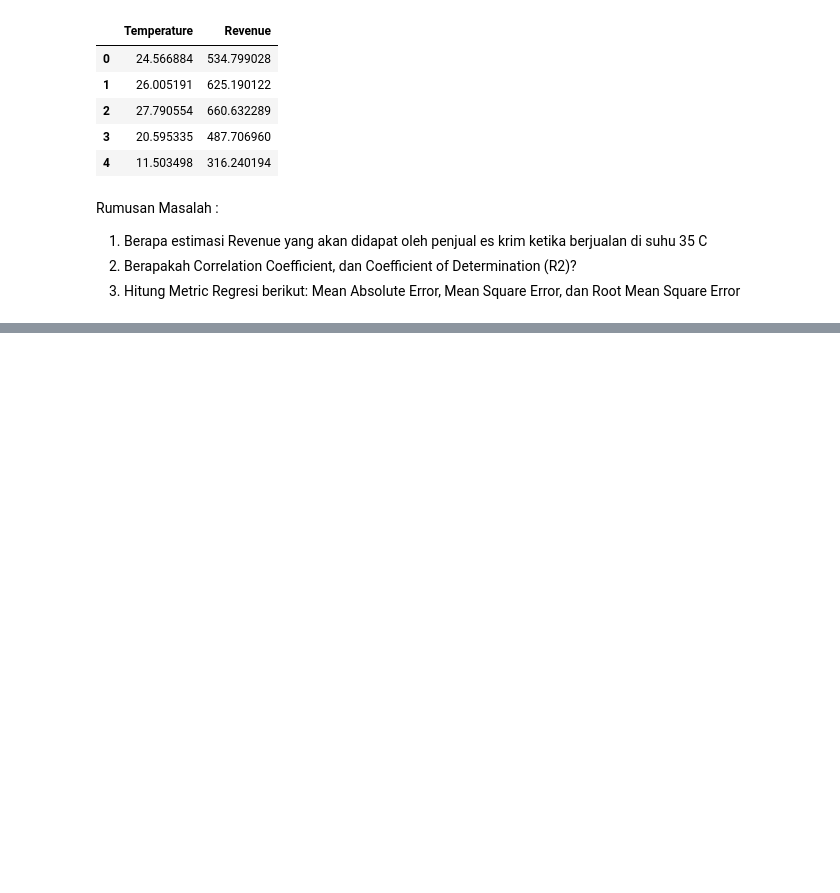
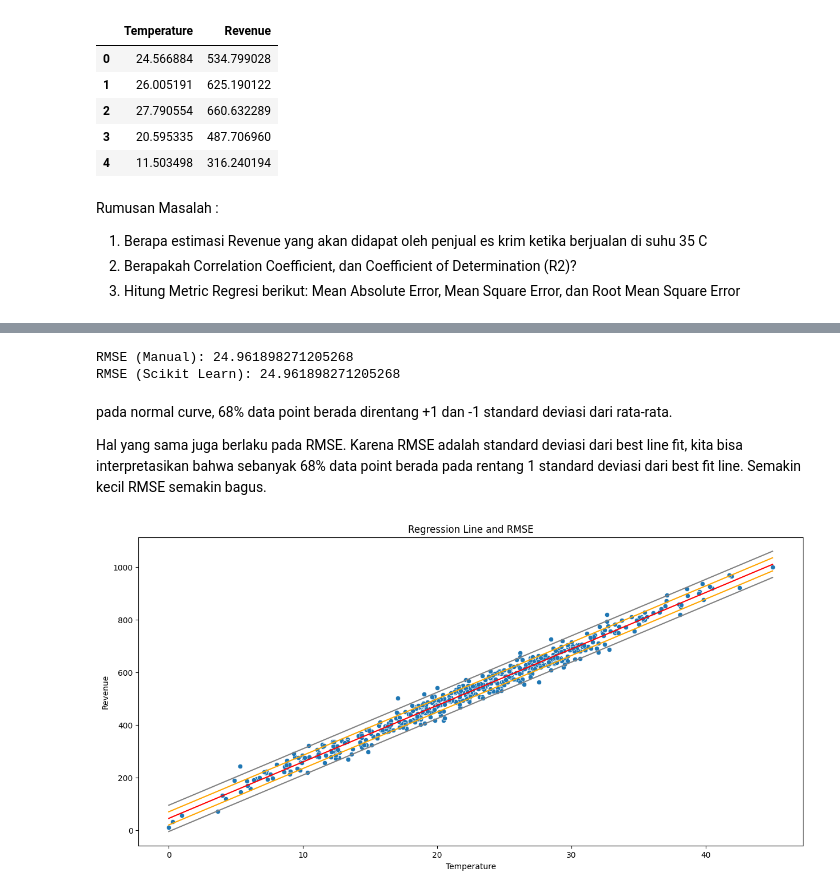
Before and after one commit to Nilapine/Machine-Learning, a Jupyter notebook: regresi/Untitled.ipynb, the cells around one changed output, grey strips where cells are left out. Cells and saved outputs as stored; diff of their text form; code cells hidden in the pictures; blank space fills up the shorter version.

```diff
--- a/regresi/Untitled.ipynb
+++ b/regresi/Untitled.ipynb
@@ -47,0 +261,32 @@ y = df['Revenue']
+# %%
+# setelah berhasil menghitung error kuadrat, langkah selanjutnya sebagai berikut:
+# jumlahkan error kuadrat => bagi dengan n (banyaknya data point) => akar kuadratkan
+rmse = math.sqrt(((y-y_pred)**2).sum()/n)
+print(f'RMSE (Manual): {rmse}')
+
+# RMSE dengan Scikit Learn
+print(f'RMSE (Scikit Learn): {math.sqrt(mean_squared_error(y,y_pred))}')
+# %% [output]
+RMSE (Manual): 24.961898271205268
+RMSE (Scikit Learn): 24.961898271205268
+# %% [markdown]
+pada normal curve, 68% data point berada direntang +1 dan -1 standard deviasi dari rata-rata.
+
+
+Hal yang sama juga berlaku pada RMSE. Karena RMSE adalah standard deviasi dari best line fit, kita bisa interpretasikan bahwa sebanyak 68% data point berada pada rentang 1 standard deviasi dari best fit line. Semakin kecil RMSE semakin bagus.
+# %%
+plt.figure(figsize=(15,7))
+sns.scatterplot( x=x, y=y)
+sns.lineplot(x=x,y=y_pred, color='red').set_title('Regression Line and RMSE')
+
+# 68 % data berada pada batas garis RMSE yang berwarna orange
+sns.lineplot(x=x,y=y_pred+rmse, color='orange')
+sns.lineplot(x=x,y=y_pred-rmse, color='orange')
+
+# 95 % data berada pada batas garis RMSE yang berwarna abu-abu
+sns.lineplot(x=x,y=y_pred+(rmse*2), color='grey')
+sns.lineplot(x=x,y=y_pred-(rmse*2), color='grey')
+
+plt.show()
+# %% [output]
+[figure, added]
```
Also changed, not shown: parts of 26 cells of this notebook.
